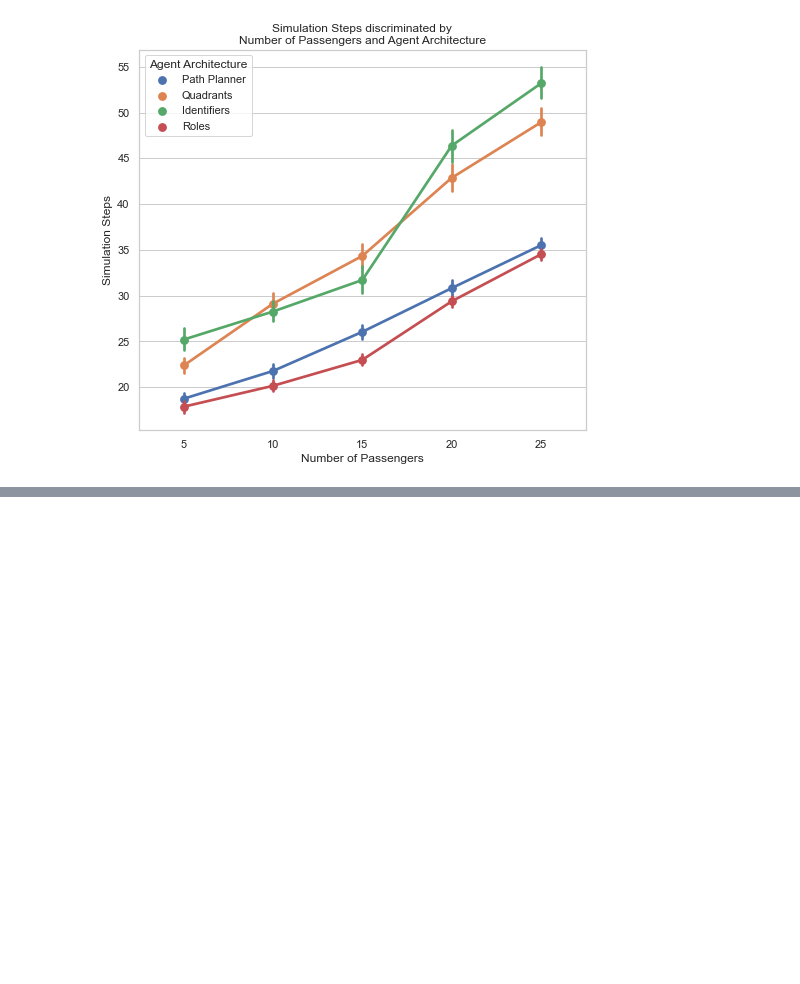
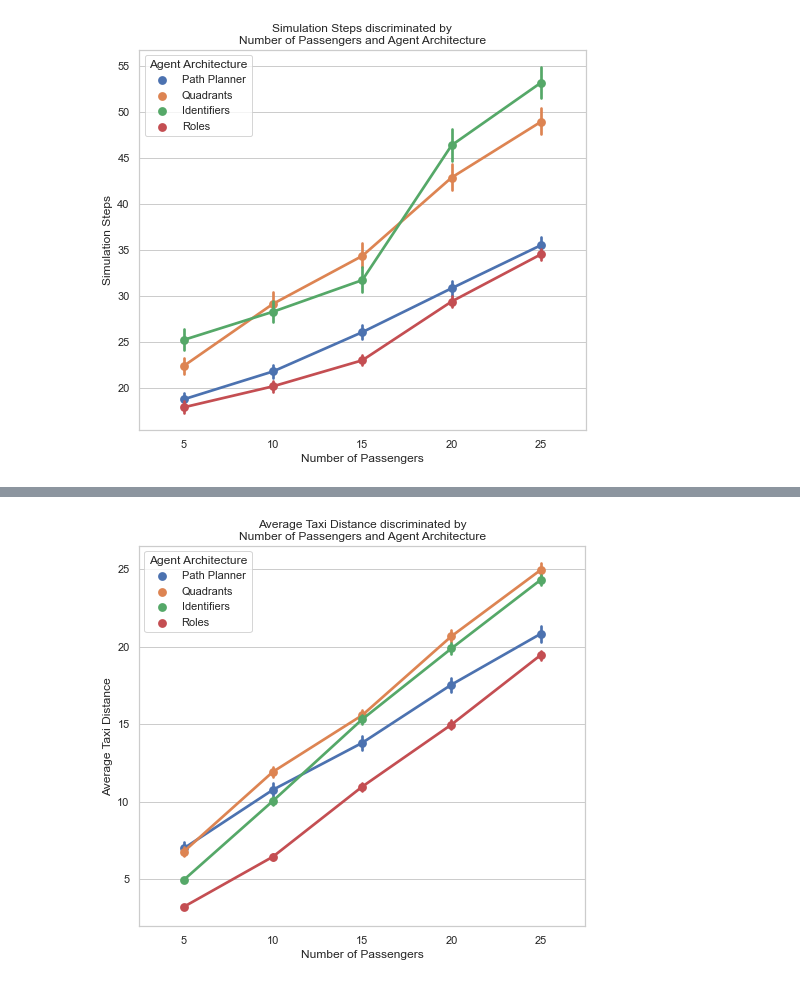
Before and after one commit to DuarteMRAlves/AASMA-2022, a Jupyter notebook: results-passengers-variations.ipynb, the cells around one changed output, grey strips where cells are left out. Drawn from its saved outputs; the diff is of its cells as text; code cells hidden in the pictures; blank space fills up the shorter version.

```diff
--- a/results-passengers-variations.ipynb
+++ b/results-passengers-variations.ipynb
@@ -87,2 +96,11 @@ sns.catplot(data=full_data, x="n_passengers", y="pick_up_time", hue="agent", kin
 # %%
-sns.catplot(data=full_data, x="n_passengers", y="taxi_distance", hue="agent", kind="point")
+_, ax = plt.subplots(1, 1, figsize=(8, 7))
+sns.pointplot(data=full_data, x="n_passengers", y="taxi_distance", hue="agent", kind="point", ci=95, ax=ax)
+ax.set_title("Average Taxi Distance discriminated by\nNumber of Passengers and Agent Architecture")
+ax.set_xlabel("Number of Passengers")
+ax.set_ylabel("Average Taxi Distance")
+plt.legend(title="Agent Architecture")
+if save:
+    plt.savefig("taxi_distance_var_pass.pdf")
+# %% [output]
+[figure, added]
```
Also changed, not shown: parts of 2 cells of this notebook, 3 other files.
